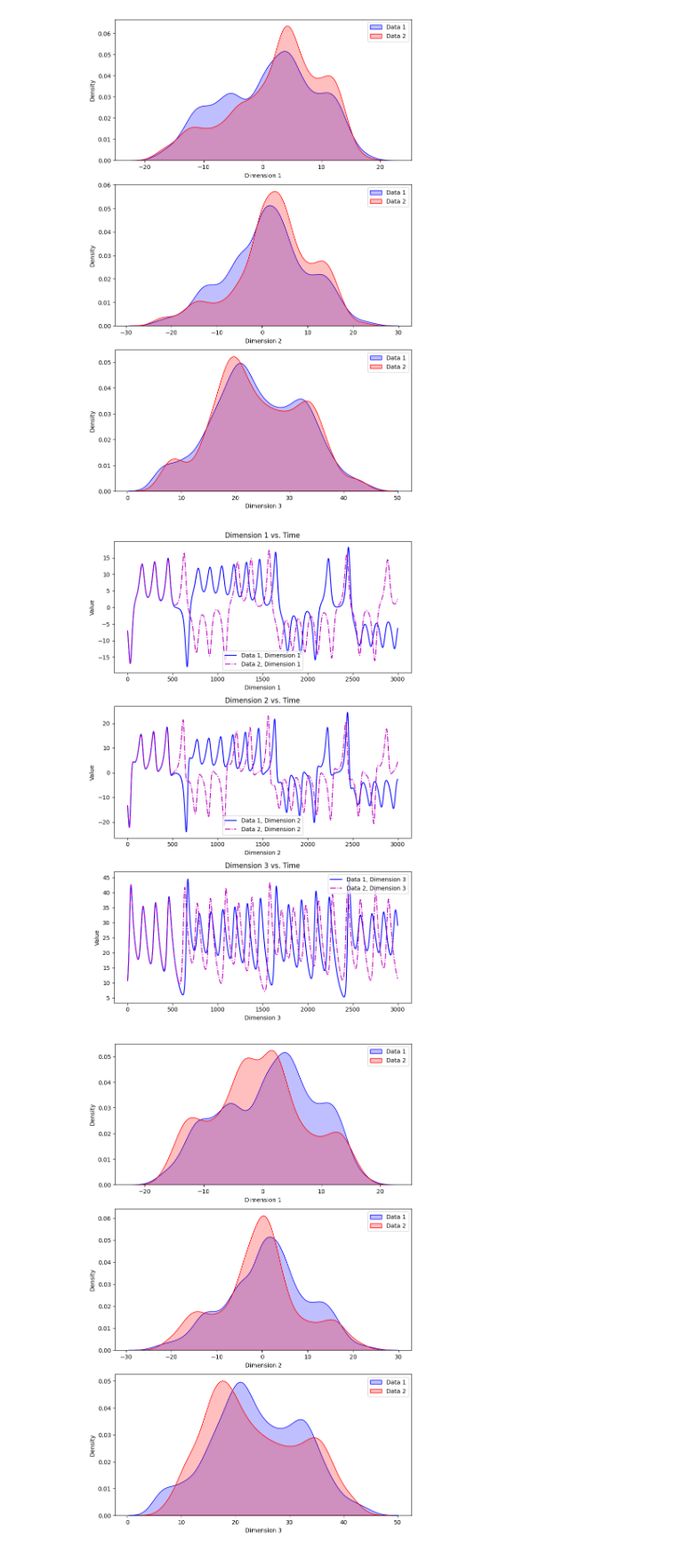
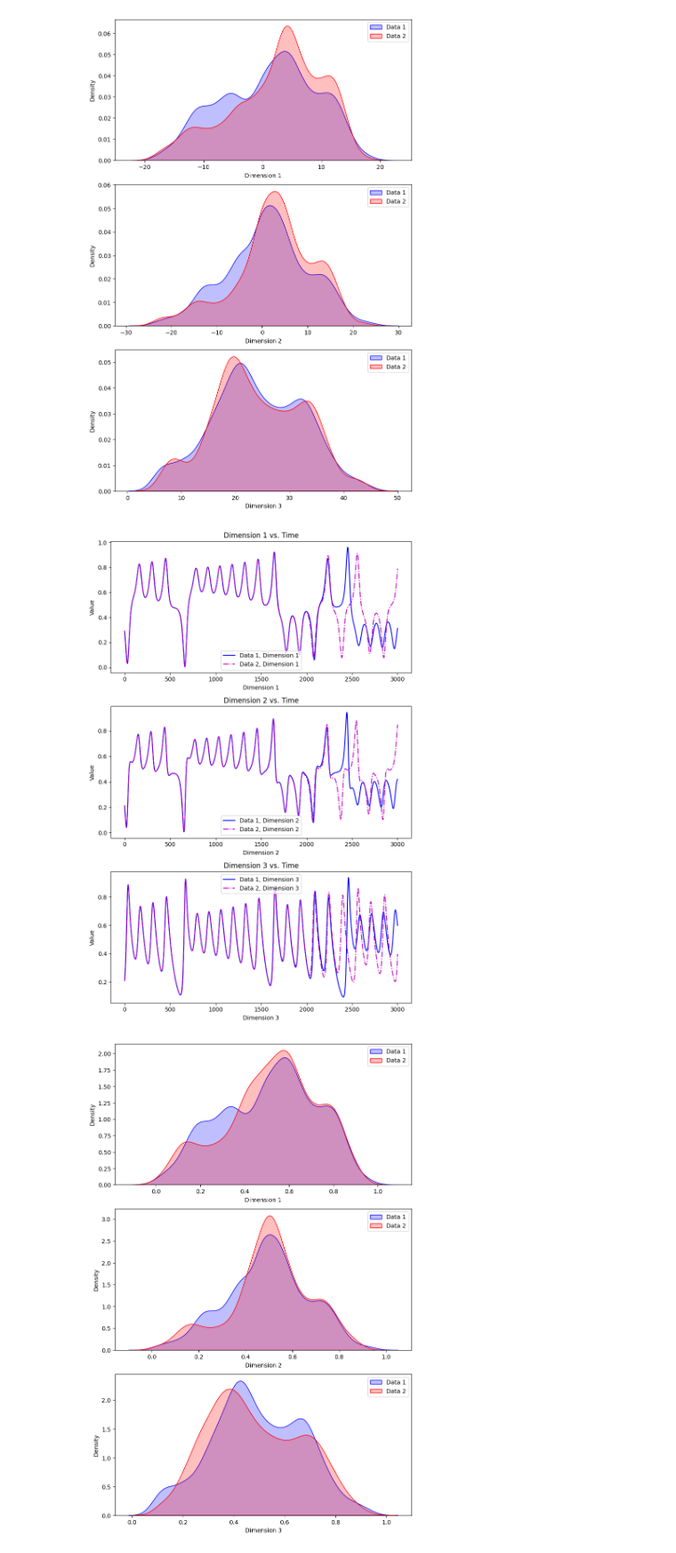
Before and after one commit to Learning-of-Dynamic-Processes/kernelngrcvolterra, a Jupyter notebook: lorenz.ipynb, the cells around one changed output. Shown at 89% size. Saved outputs shown, nothing was run; the diff lists cells and outputs as text; code cells hidden in the pictures.

```diff
--- a/lorenz.ipynb
+++ b/lorenz.ipynb
@@ -211,24 +211,24 @@ plot_data_distributions([test_teacher, output])
 # %%
 # Polynomial kernel
 
 # Normalise the arrays for Polykernel
-normalisation_output = normalise_arrays([training_input_orig, training_teacher_orig, testing_input_orig, testing_teacher_orig], norm_type=None)
+normalisation_output = normalise_arrays([training_input_orig, training_teacher_orig, testing_input_orig, testing_teacher_orig], norm_type="MinMax")
 train_input, train_teacher, test_input, test_teacher = normalisation_output[0]
 shift, scale = normalisation_output[1], normalisation_output[2]
 
 # Define hyperparameters for Poly Kernel
-deg, ndelays, reg, washout = 2, 7, 0.001, 1000
+deg, ndelays, reg, washout = 2, 7, 1e-7, 1000
 
 # Run the new polynomial functinos
 polykernel = PolynomialKernel(deg, ndelays, reg, washout)
 output = polykernel.Train(train_input, train_teacher).PathContinue(train_teacher[-1], test_teacher.shape[0])
 
 # Compute the mse
 mse_poly = calculate_mse(test_teacher, output, shift, scale)
 
 # Plot the forecast and actual
 plot_data([test_teacher, output])
 plot_data_distributions([test_teacher, output])
 # %% [output]
-[figure, old version]
+[figure, new version]
-[figure, old version]
+[figure, new version]
```
Also changed, not shown: parts of 10 cells of this notebook, 7 other files.
